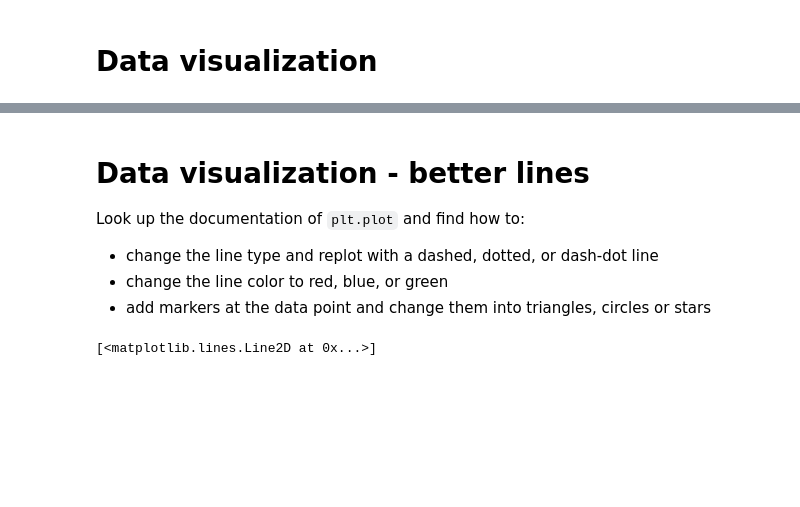
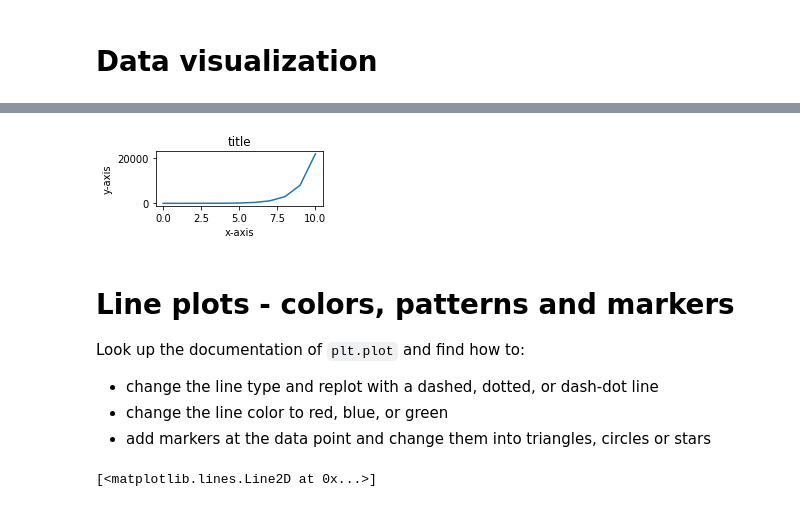
Before and after one commit to lacdr-tox/basic-programming-in-drug-discovery, a Jupyter notebook: python/slides/Numerics and Plotting.ipynb, the cells around one changed output, grey strips where cells are left out. Saved outputs shown, nothing was run; the diff lists cells and outputs as text; code cells hidden in the pictures; blank space fills up the shorter version.

```diff
--- a/python/slides/Numpy, Scipy, and Matplotlib.ipynb
+++ b/python/slides/Numerics and Plotting.ipynb
@@ -207,5 +262,15 @@ plt.plot(x,y)
+# %%
+x = np.linspace(0,10,11)
+y = np.exp(x)
+# get ax
+fig = plt.figure(figsize=(3,1))
+ax = plt.gca()
+ax.plot(x,y);
+ax.set(title='title',xlabel='x-axis',ylabel='y-axis');
+# %% [output]
+[figure, added]
 # %% [markdown]
-# Data visualization - better lines
+# Line plots - colors, patterns and markers
 
 Look up the documentation of `plt.plot` and find how to:
 * change the line type and replot with a dashed, dotted, or dash-dot line
```
Also changed, not shown: parts of 57 cells of this notebook.
